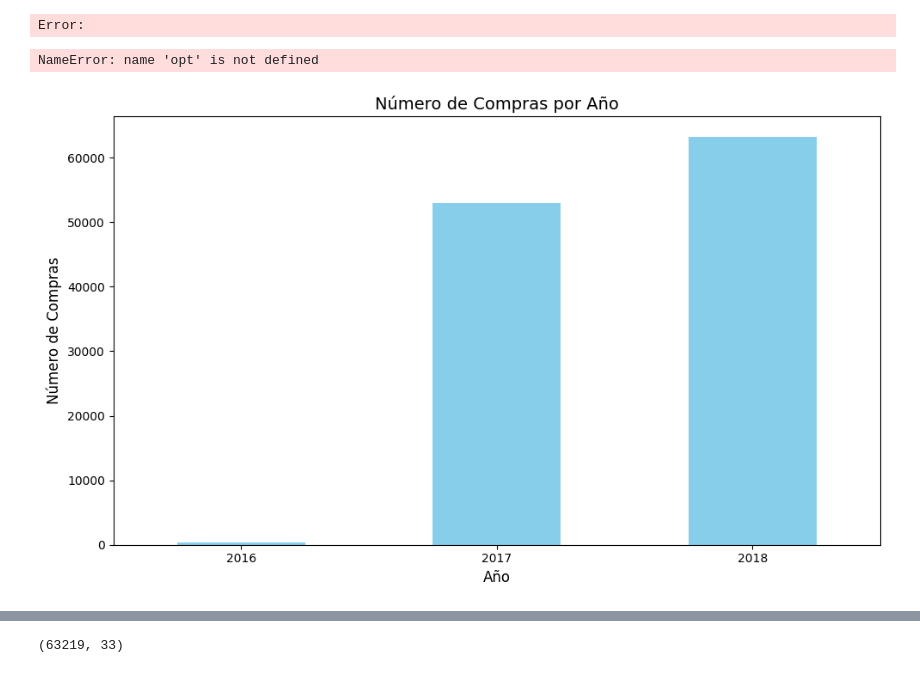
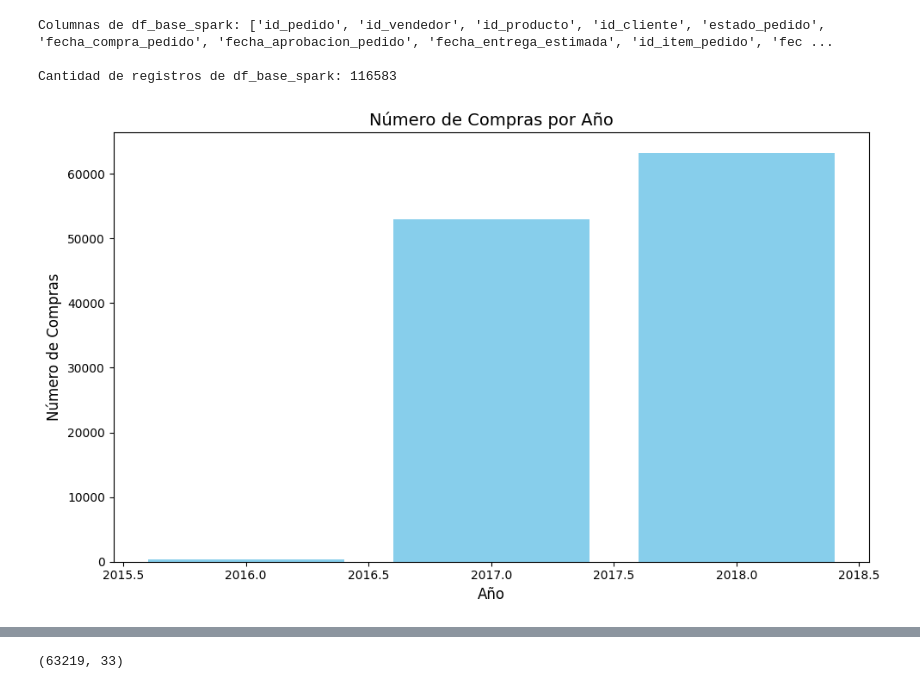
Before and after one commit to felipelobatodasilva/despliegue_analytica, a Jupyter notebook: 06 - Transformacion_Final.ipynb, the cells around one changed output, grey strips where cells are left out. Drawn from its saved outputs; the diff is of its cells as text; code cells hidden in the pictures.

Commit message:
Arreglando archivo 05, pues se presentaron errores

```diff
--- a/06 - Transformacion_Final.ipynb
+++ b/06 - Transformacion_Final.ipynb
@@ -22,6 +20,6 @@ ModuleNotFoundError: No module named 'matplotlib'
 # %%
 # Cargar el DataFrame en pysapark
-df_base_spark = spark.read.parquet('/Users/felipediegolobatodasilva/Desktop/git/despliegue_analytica/files_parquet/df_joined_cleaned_no_nulls.parquet')
+df_base = spark.read.parquet('/Users/felipediegolobatodasilva/Desktop/git/despliegue_analytica/files_parquet/df_joined_cleaned_no_nulls.parquet')
 
 # Diccionario para renombrar las columnas al español
 nombres_columnas_espanol = {
@@ -60,46 +58,45 @@ nombres_columnas_espanol = {
 
 # Renombrar las columnas en el DataFrame de PySpark
 for old_name, new_name in nombres_columnas_espanol.items():
-    df_base_spark = df_base_spark.withColumnRenamed(old_name, new_name)
+    df_base = df_base.withColumnRenamed(old_name, new_name)
 
 # Mostrar las columnas renombradas y la cantidad de registros
-print("Columnas de df_base_spark:", df_base_spark.columns)
-print("\nCantidad de registros de df_base_spark:", df_base_spark.count())
+print("Columnas de df_base_spark:", df_base.columns)
+print("\nCantidad de registros de df_base_spark:", df_base.count())
 # %% [output]
-Error:
+Columnas de df_base_spark: ['id_pedido', 'id_vendedor', 'id_producto', 'id_cliente', 'estado_pedido', 'fecha_compra_pedido', 'fecha_aprobacion_pedido', 'fecha_entrega_estimada', 'id_item_pedido', 'fec ...
+
+Cantidad de registros de df_base_spark: 116583
-# %%
-/opt/homebrew/bin/python3 -m pip install ipykernel -U --user --force-reinstall
-# %% [output]
-NameError: name 'opt' is not defined
 # %%
-#Separemos la fecha y hora del campo fecha_compra_pedido
 # Crear columna solo con la fecha
-df_base['fecha_pedido'] = df_base['fecha_compra_pedido'].dt.date
+df_base = df_base.withColumn("fecha_pedido", to_date("fecha_compra_pedido"))
 
 # Crear columna solo con la hora
-df_base['hora_compra_pedido'] = df_base['fecha_compra_pedido'].dt.time
+df_base = df_base.withColumn("hora_compra_pedido", date_format("fecha_compra_pedido", "HH:mm:ss"))
 
-#Revisemos la cantidad de registros por fecha en que se realizo la compra
-# Extrae solo el año de la fecha
-df_base['anio_compra_pedido'] = df_base['fecha_compra_pedido'].dt.year
+# Extraer el año de la fecha de compra
+df_base = df_base.withColumn("anio_compra_pedido", year("fecha_compra_pedido"))
 
-# Agrupa por año y cuenta el número de ocurrencias
-anio_counts = df_base['anio_compra_pedido'].value_counts().sort_index()
+# Agrupar por año y contar el número de ocurrencias
+anio_counts = df_base.groupBy("anio_compra_pedido").count().orderBy("anio_compra_pedido")
 
-# Crear gráfico de barras
+# Convertir a pandas para visualización
+anio_counts_pd = anio_counts.toPandas()
+
+# Crear gráfico de barras con Matplotlib
 plt.figure(figsize=(10, 6))
-anio_counts.plot(kind='bar', color='skyblue')
+plt.bar(anio_counts_pd['anio_compra_pedido'], anio_counts_pd['count'], color='skyblue')
 
 # Añadir título y etiquetas
 plt.title('Número de Compras por Año', fontsize=14)
 plt.xlabel('Año', fontsize=12)
 plt.ylabel('Número de Compras', fontsize=12)
 plt.xticks(rotation=0)
 plt.tight_layout()
 
 # Mostrar gráfico
 plt.show()
 # %% [output]
-[figure, old version]
+[figure, new version]
 # %%
 #Creando el campo temporada
```
Also changed, not shown: parts of 3 cells of this notebook.
